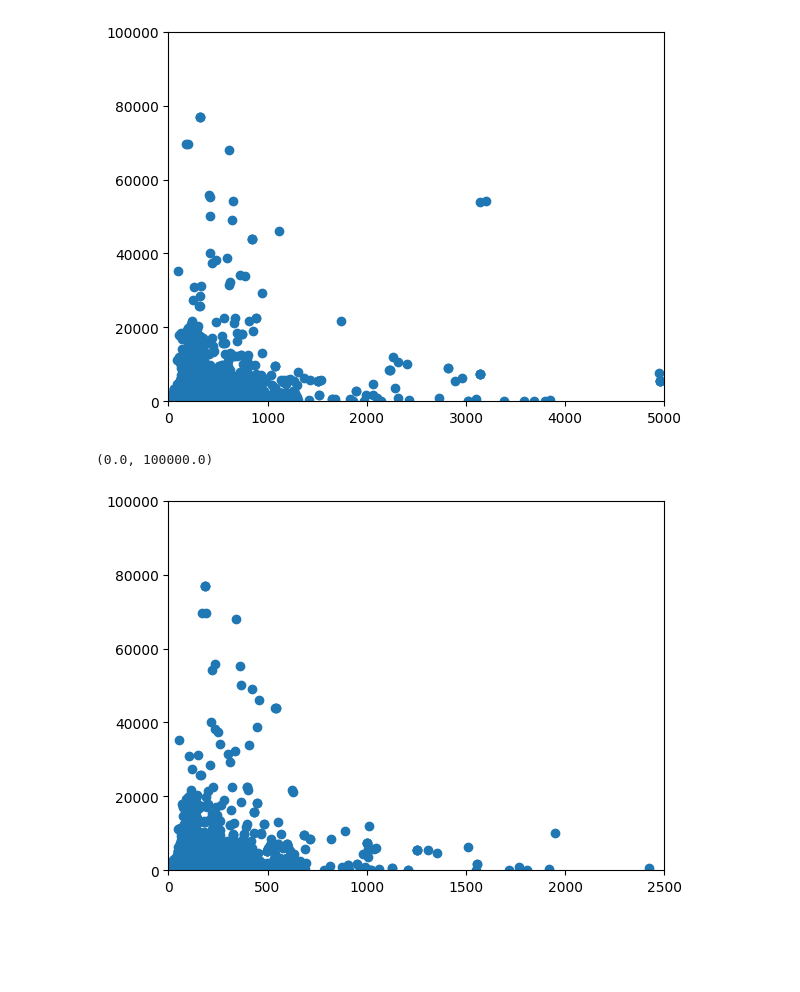
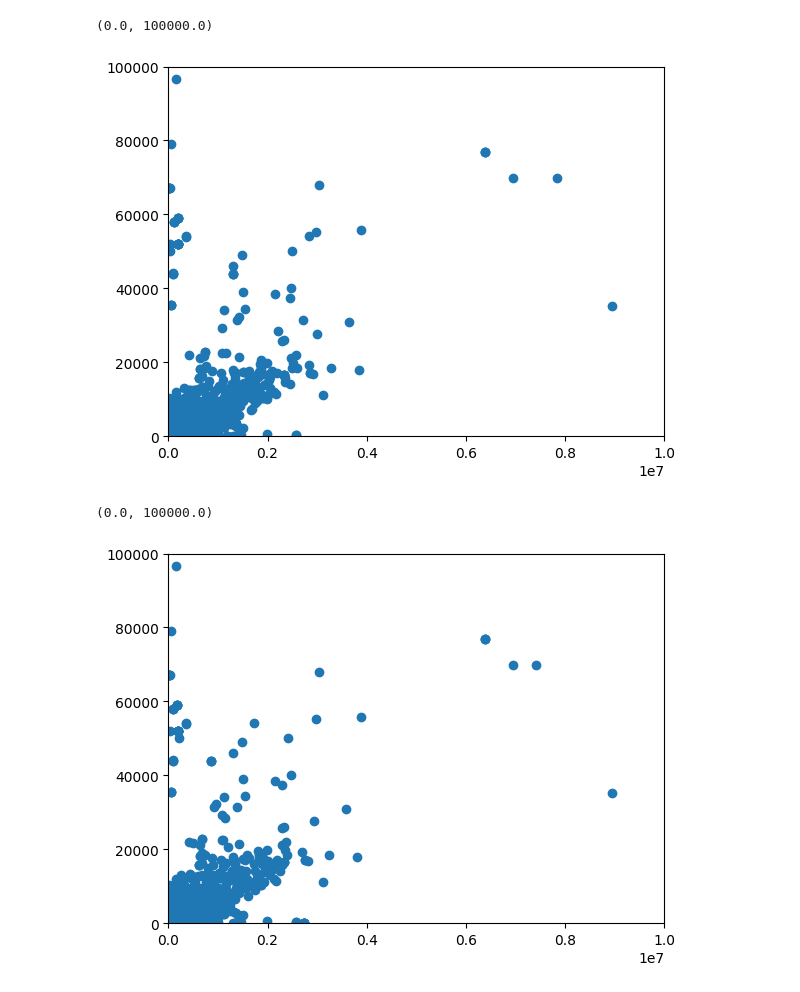
Before and after one commit to josh-quatela/Design-Project---BEEPM, a Jupyter notebook: DP.ipynb, the cells around one changed output. Saved outputs shown, nothing was run; the diff lists cells and outputs as text; code cells hidden in the pictures; blank space fills up the shorter version.

Commit message:
updates
* after categorization of post and preconstruction vars
* discovery of all preconstruction vars having nonlinear relationship to GHG emissions

TODO
* do inverse and exponential regression

```diff
--- a/DP.ipynb
+++ b/DP.ipynb
@@ -6,5 +7,5 @@ from sklearn.linear_model import LinearRegression
 # %%
 %%time
 df = pd.read_excel('nyc_benchmarking_disclosure_2017_consumption_data.xlsx',
-            'Information and Metrics', usecols='P, S, T, AA, AE, AG, AL, AL:AN, AQ, AT, AV, AW, BA:BC, BD, BE')
+            'Information and Metrics', usecols='P, T, Y, Z, AA, BA')
 # %% [output]
@@ -13,3 +14,6 @@ Wall time: 11.6 s
+# %%
+for c in df.columns:
+    df = df[df[c].notna()]
 # %%
 frames = list()
 names = list()
@@ -87,15 +54,15 @@ plt.ylim(0, 50000)
 # %%
-p = plt.scatter(df['Source EUI (kBtu/ft²)'], df['Total GHG Emissions (Metric Tons CO2e)'])
-plt.xlim(0, 5000)
+p = plt.scatter(df['Self-Reported Gross Floor Area (ft²)'], df['Total GHG Emissions (Metric Tons CO2e)'])
+plt.xlim(0, 10000000)
 plt.ylim(0, 100000)
-plt.show()
 # %% [output]
+(0.0, 100000.0)
-[figure, old version]
+[figure, new version]
 # %%
-p = plt.scatter(df['Site EUI (kBtu/ft²)'], df['Total GHG Emissions (Metric Tons CO2e)'])
-plt.xlim(0, 2500)
+p = plt.scatter(df['Largest Property Use Type - Gross Floor Area (ft²)'], df['Total GHG Emissions (Metric Tons CO2e)'])
+plt.xlim(0, 10000000)
 plt.ylim(0, 100000)
 # %% [output]
 (0.0, 100000.0)
-[figure, old version]
+[figure, new version]
 # %%
```
Also changed, not shown: parts of 16 cells of this notebook.
